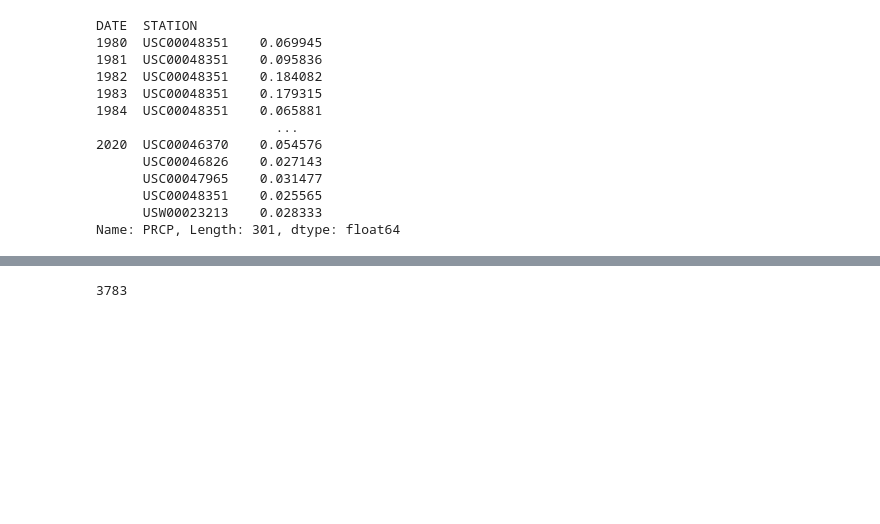
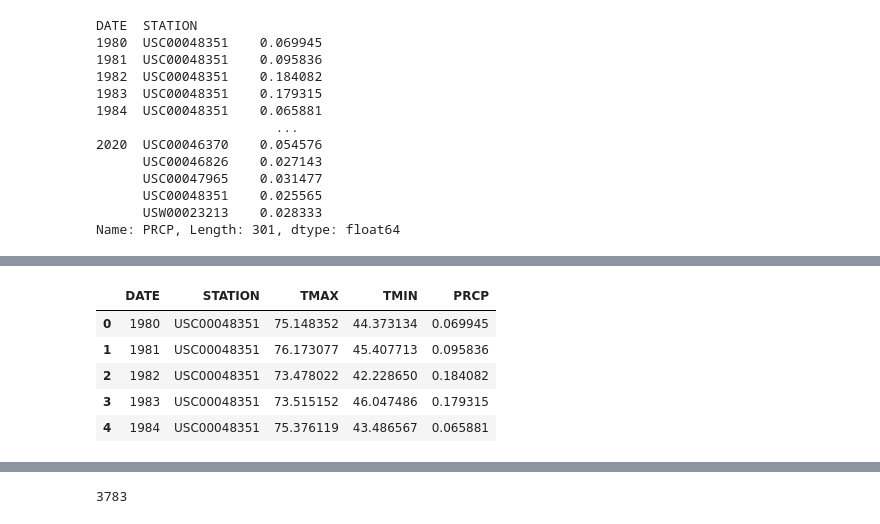
Before and after one commit to coldzonemt/Capstone_2, a Jupyter notebook: Pre-Processing_and_Training.ipynb, the cells around one changed output, grey strips where cells are left out. Saved outputs shown, nothing was run; the diff lists cells and outputs as text; code cells hidden in the pictures; blank space fills up the shorter version.

```diff
--- a/Pre-Processing_and_Training.ipynb
+++ b/Pre-Processing_and_Training.ipynb
@@ -157,0 +175,10 @@ Name: TMAX, Length: 301, dtype: float64
+# %%
+df_averages.reset_index(inplace=True)
+df_averages.head()
+# %% [output]
+|  | DATE | STATION | TMAX | TMIN | PRCP |
+| 0 | 1980 | USC00048351 | 75.148352 | 44.373134 | 0.069945 |
+| 1 | 1981 | USC00048351 | 76.173077 | 45.407713 | 0.095836 |
+| 2 | 1982 | USC00048351 | 73.478022 | 42.228650 | 0.184082 |
+| 3 | 1983 | USC00048351 | 73.515152 | 46.047486 | 0.179315 |
+| 4 | 1984 | USC00048351 | 75.376119 | 43.486567 | 0.065881 |
```
Also changed, not shown: parts of 19 cells of this notebook.
